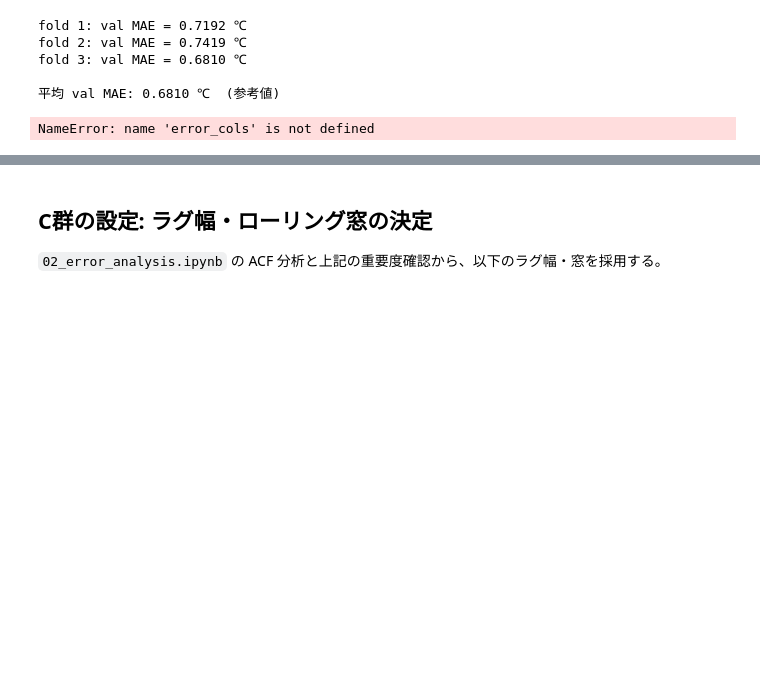
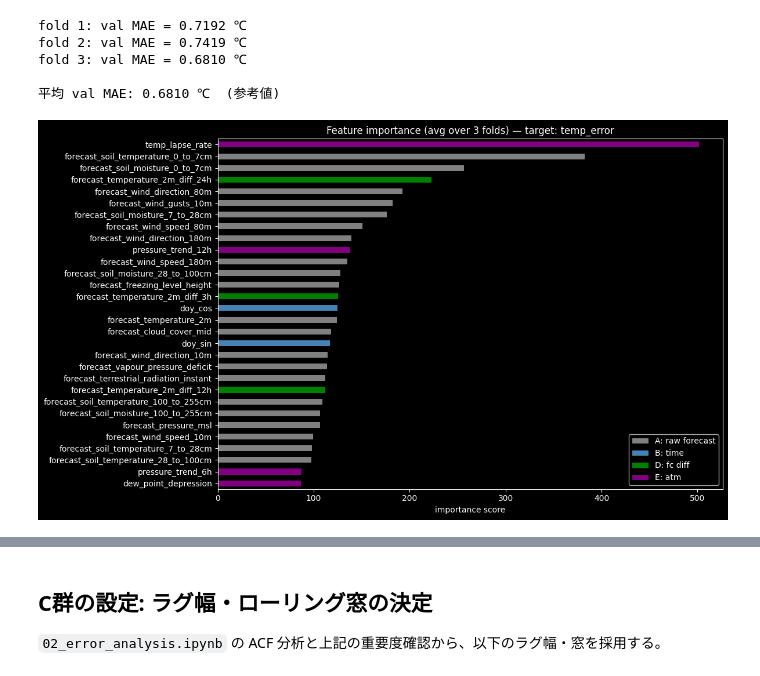
Before and after one commit to daigo424/weather-forecast-ai, a Jupyter notebook: notebooks/03_feature_engineering.ipynb, the cells around one changed output, grey strips where cells are left out. Drawn from its saved outputs; the diff is of its cells as text; code cells hidden in the pictures; blank space fills up the shorter version.

```diff
--- a/notebooks/03_feature_engineering.ipynb
+++ b/notebooks/03_feature_engineering.ipynb
@@ -150,40 +150,34 @@ def classify_group(col):
     if col in B_cols or col in ["hour_of_day", "day_of_year", "month", "weekday", "is_day",
                                   "hour_sin", "hour_cos", "doy_sin", "doy_cos", "month_sin", "month_cos"]:
         return "B: time"
-    if any(col.startswith(f"{e}_") for e in error_cols):
-        return "C: error lag"
     if "_diff_" in col and not col.startswith("pressure"):
         return "D: fc diff"
     if any(col.startswith(p) for p in ["pressure_trend", "temp_lapse", "wind_dir", "wind_speed_diff",
                                         "dew_point", "cloud_vertical", "cloud_low_fraction", "cape_log"]):
         return "E: atm"
-    if any(col.startswith(f"{a}_") for a in ["actual_temperature_2m", "actual_precipitation", "actual_cloud_cover"]) or col.startswith("temp_bias"):
-        return "F: obs lag"
     return "A: raw forecast"
 
 colors_map = {
     "A: raw forecast": "gray",
     "B: time": "steelblue",
-    "C: error lag": "darkorange",
     "D: fc diff": "green",
     "E: atm": "purple",
-    "F: obs lag": "red",
 }
 bar_colors = [colors_map[classify_group(c)] for c in top30.index]
 
 fig, ax = plt.subplots(figsize=(12, 7))
 top30.plot(kind="barh", ax=ax, color=bar_colors)
 ax.invert_yaxis()
 ax.set_title(f"Feature importance (avg over 3 folds) — target: {TARGET}")
 ax.set_xlabel("importance score")
 # legend
 from matplotlib.patches import Patch
 legend_elements = [Patch(facecolor=v, label=k) for k, v in colors_map.items()]
 ax.legend(handles=legend_elements, loc="lower right")
 plt.tight_layout()
 plt.show()
 # %% [output]
-NameError: name 'error_cols' is not defined
+[figure, added]
 # %%
 # グループ別の重要度合計
 group_imp = {}
```
Also changed, not shown: parts of 4 cells of this notebook, 6 other files.
